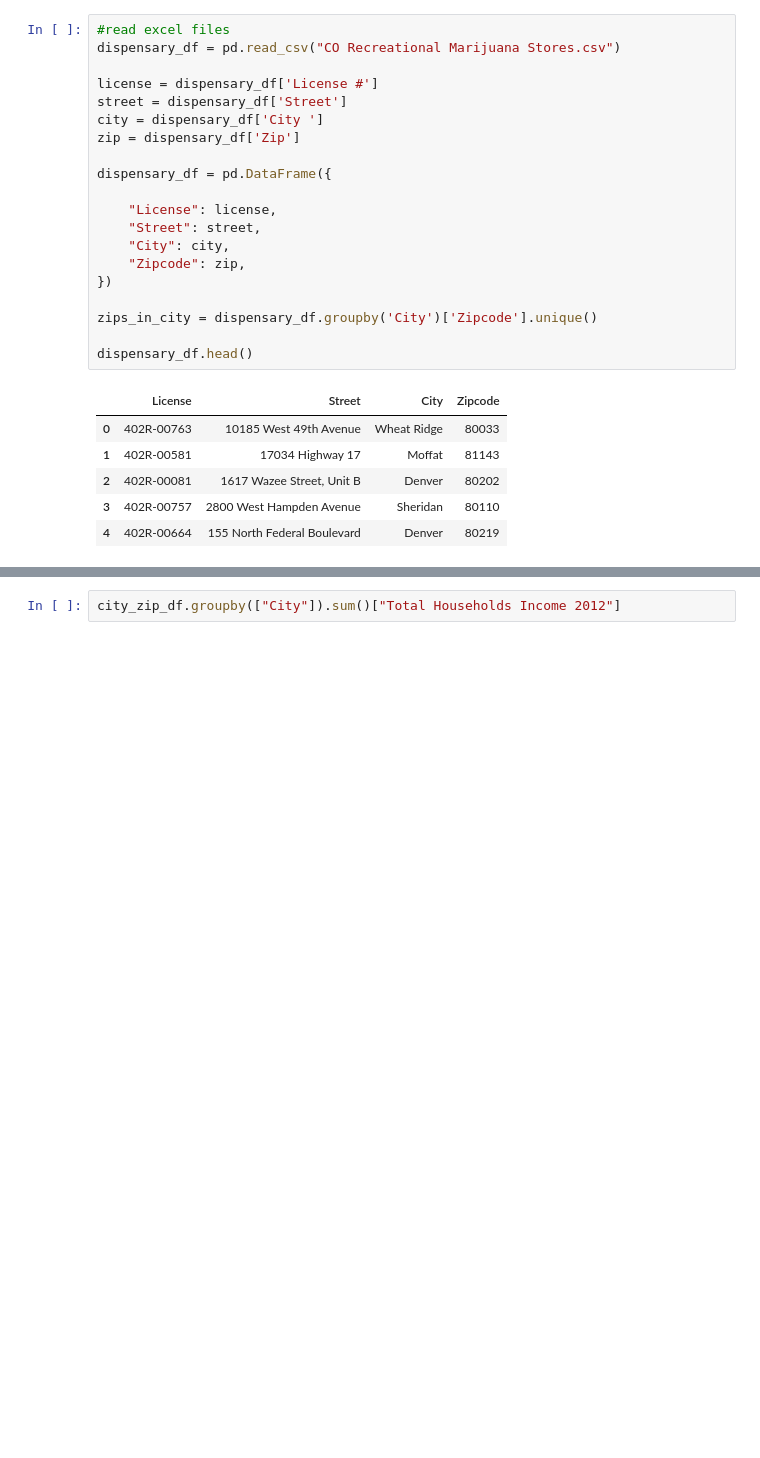
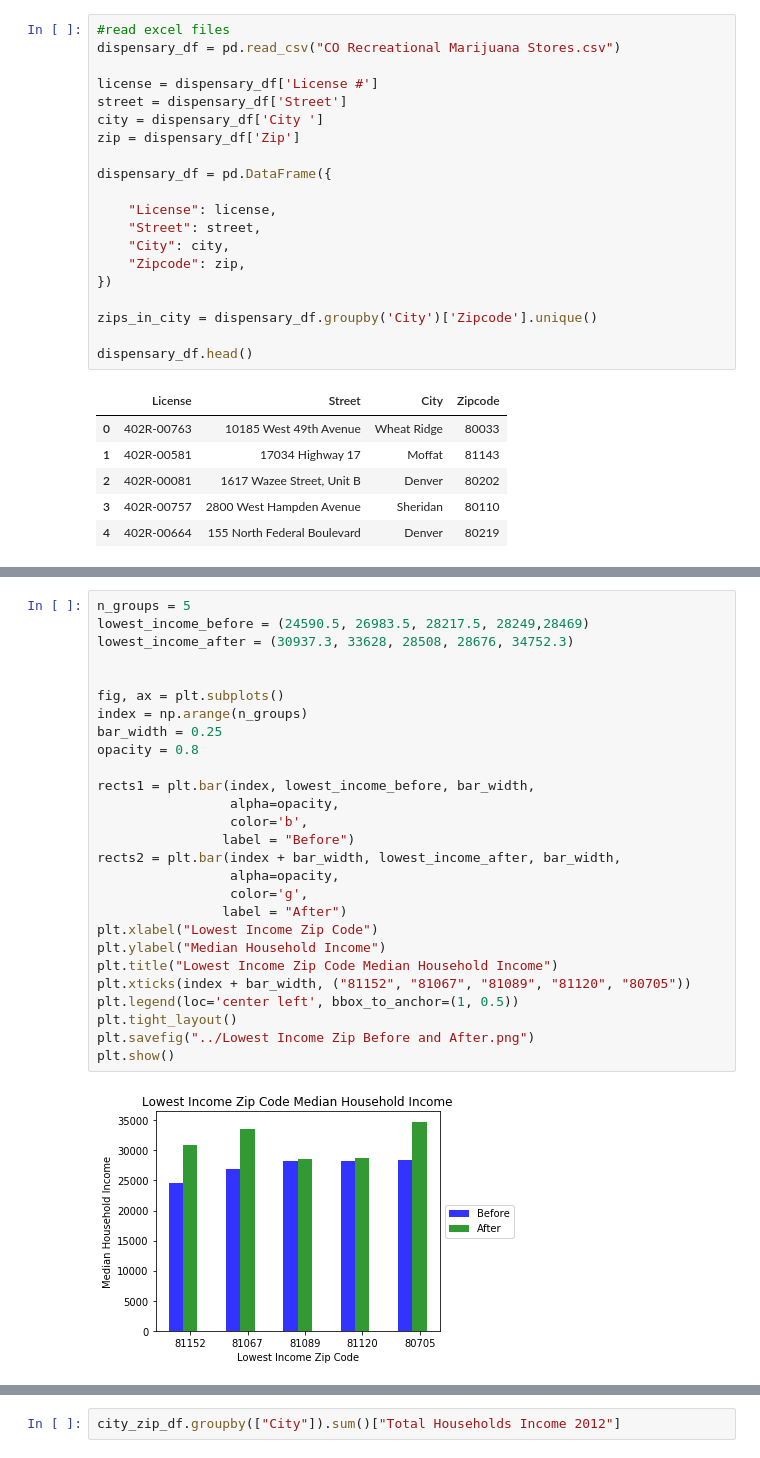
Before and after one commit to joshshigaki/Team-5, a Jupyter notebook: data_compiler-Copy1.ipynb, the cells around one changed output, grey strips where cells are left out. Cells and saved outputs as stored; diff of their text form; blank space fills up the shorter version.

```diff
--- a/data_compiler-Copy1.ipynb
+++ b/data_compiler-Copy1.ipynb
@@ -150,0 +167,29 @@ city_zip_df
+# %%
+n_groups = 5
+lowest_income_before = (24590.5, 26983.5, 28217.5, 28249,28469)
+lowest_income_after = (30937.3, 33628, 28508, 28676, 34752.3)
+
+
+fig, ax = plt.subplots()
+index = np.arange(n_groups)
+bar_width = 0.25
+opacity = 0.8
+
+rects1 = plt.bar(index, lowest_income_before, bar_width,
+                 alpha=opacity,
+                 color='b',
+                label = "Before")
+rects2 = plt.bar(index + bar_width, lowest_income_after, bar_width,
+                 alpha=opacity,
+                 color='g',
+                label = "After")
+plt.xlabel("Lowest Income Zip Code")
+plt.ylabel("Median Household Income")
+plt.title("Lowest Income Zip Code Median Household Income")
+plt.xticks(index + bar_width, ("81152", "81067", "81089", "81120", "80705"))
+plt.legend(loc='center left', bbox_to_anchor=(1, 0.5))
+plt.tight_layout()
+plt.savefig("../Lowest Income Zip Before and After.png")
+plt.show()
+# %% [output]
+[figure, added]
```
Also changed, not shown: parts of 10 cells of this notebook.
